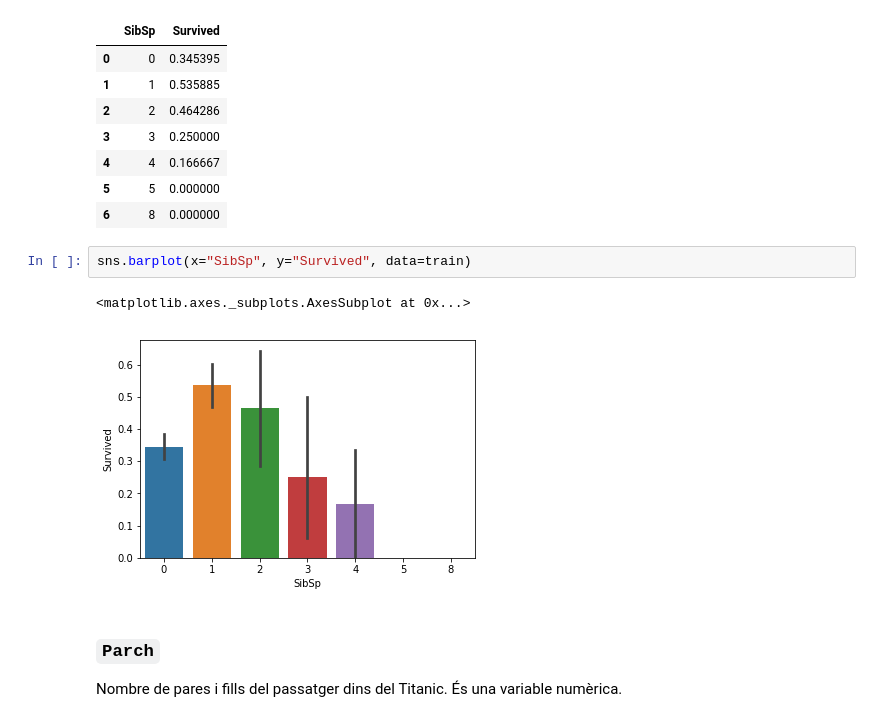
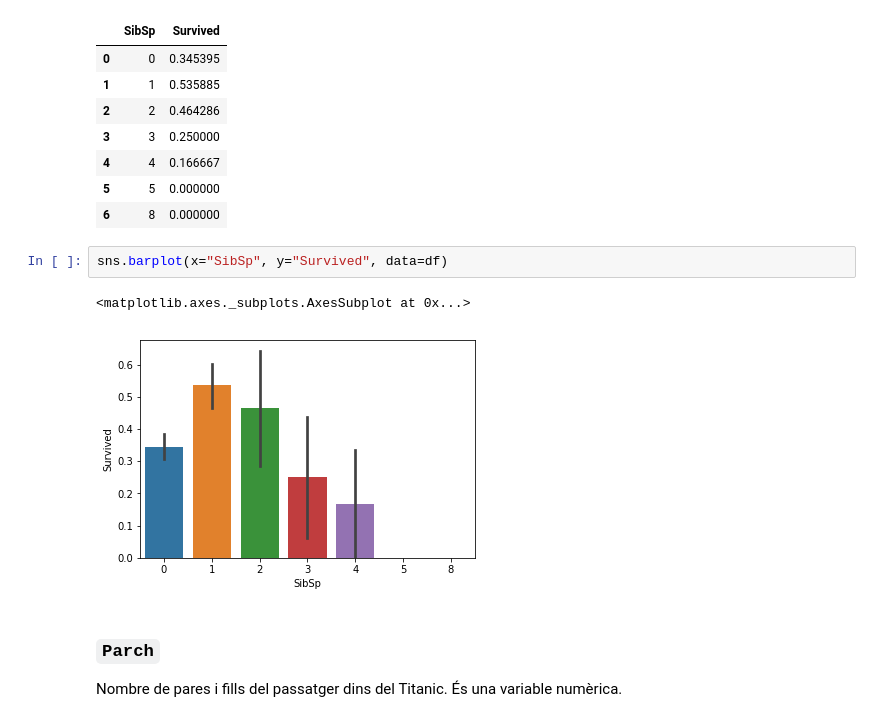
Before and after one commit to xdurana/uoc-dmlab, a Jupyter notebook: 8/exemple-complet.ipynb, the cells around one changed output. Cells and saved outputs as stored; diff of their text form.

```diff
--- a/8/exemple-complet.ipynb
+++ b/8/exemple-complet.ipynb
@@ -222,10 +220,10 @@ df[["SibSp", "Survived"]].groupby(['SibSp'], as_index=False).mean()
 | 5 | 5 | 0.000000 |
 | 6 | 8 | 0.000000 |
 # %%
-sns.barplot(x="SibSp", y="Survived", data=train)
+sns.barplot(x="SibSp", y="Survived", data=df)
 # %% [output]
 <matplotlib.axes._subplots.AxesSubplot at 0x...>
-[figure, old version]
+[figure, new version]
 # %% [markdown]
 ### `Parch`
 
```
Also changed, not shown: parts of 15 cells of this notebook.
